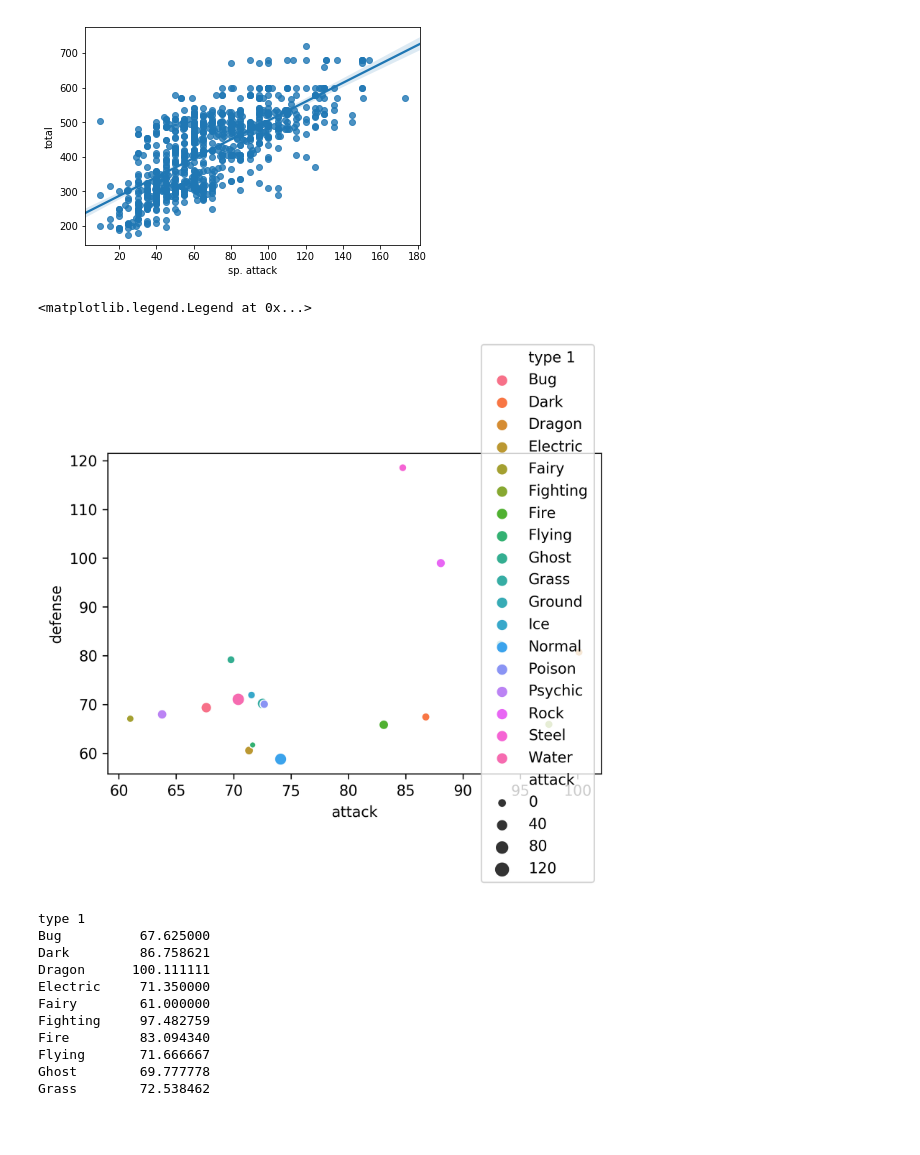
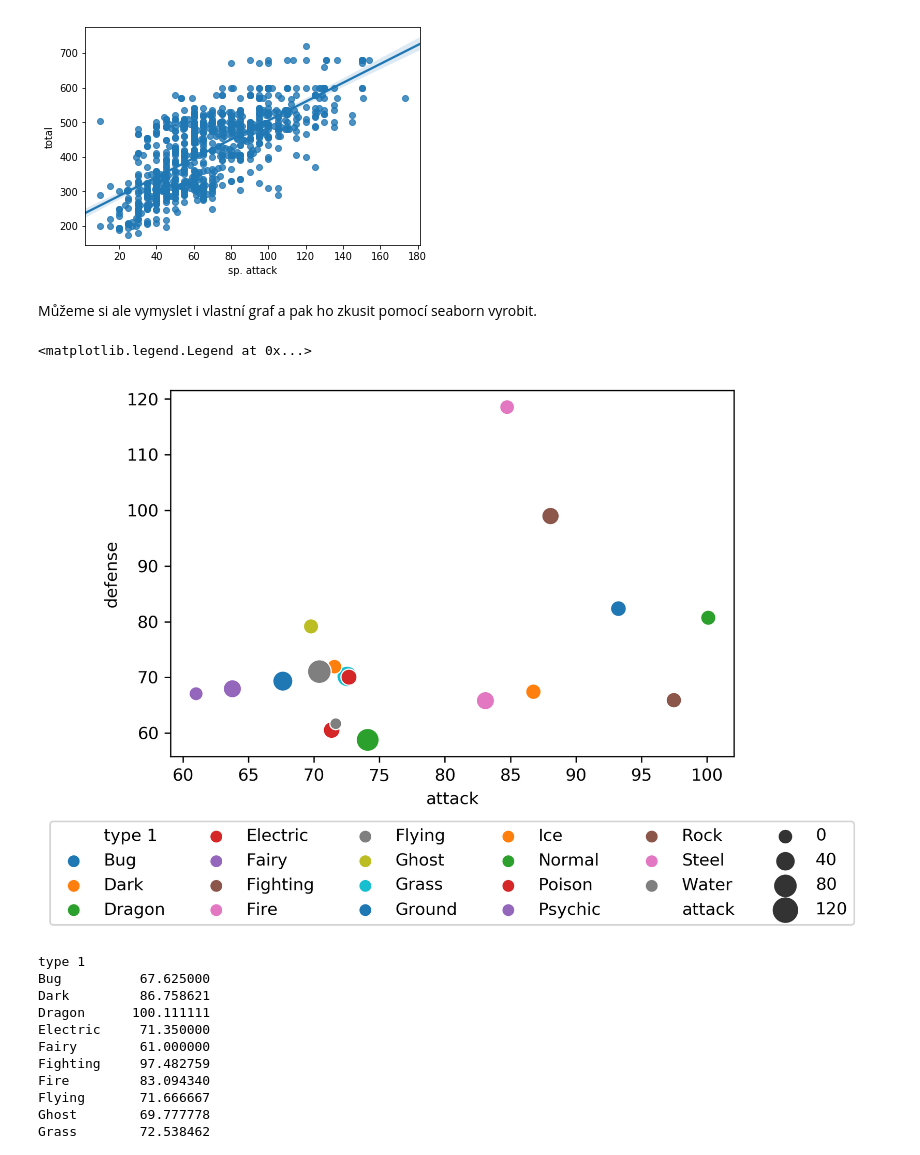
Before and after one commit to zitkat/Data_PYWorking_Pilsen, a Jupyter notebook: commented/4_vykreslovani-commented.ipynb, the cells around one changed output. Drawn from its saved outputs; the diff is of its cells as text; code cells hidden in the pictures; blank space fills up the shorter version.

```diff
--- a/commented/4_vykreslovani-commented.ipynb
+++ b/commented/4_vykreslovani-commented.ipynb
@@ -19,5 +23,5 @@ mpl.rcParams['figure.dpi'] = 200 # bigger figures, yayy!
 # %%
-pokemon_df = pd.read_csv("data/Pokemon.csv")
+pokemon_df = pd.read_csv("../data/Pokemon.csv", index_col="id")
 # %%
 pokemon_df.head()
 # %% [output]
@@ -122,19 +145,24 @@ sns.regplot(x="sp. attack", y="total", data=pokemon_df)
 # %% [output]
 <matplotlib.axes._subplots.AxesSubplot at 0x...>
 [figure]
+# %% [markdown]
+Můžeme si ale vymyslet i vlastní graf a pak ho zkusit pomocí seaborn vyrobit.
 # %%
 mpl.rcParams['figure.dpi'] = 300
 fig, ax = plt.subplots(ncols=1, nrows=1)
 sns.scatterplot(
-            x=pokemon_df.groupby("type 1")["attack"].mean(),
-            y=pokemon_df.groupby("type 1")["defense"].mean(),
-            size=pokemon_df.groupby("type 1")["attack"].count(),
-            hue=pokemon_df.groupby("type 1")["attack"].mean().index,
-ax=ax)
-ax.legend(loc="center right")
+            x =  pokemon_df.groupby("type 1")["attack"].mean(),  # na x-ové ose útok
+            y =  pokemon_df.groupby("type 1")["defense"].mean(), # na y-ové ose obrana
+            size=pokemon_df.groupby("type 1")["attack"].count(), # velikost je počet Pokémonů ve skupině
+            hue= pokemon_df.groupby("type 1")["attack"].mean().index,  # barvy odlišují skupiy
+            sizes=(50, 200),  # zvětší minimální a maximální velikost začek
+            palette="tab10",  # nastaví barevné schéma, tab10 ~ tableau 10 je vhodné pro kategorická data
+            ax=ax)
+# posune legendu pod graf a rozloží popisky do šesti sloupců
+ax.legend(loc="lower center", borderaxespad=-10, ncol=6)
 # %% [output]
 <matplotlib.legend.Legend at 0x...>
-[figure, old version]
+[figure, new version]
 # %%
 pokemon_df.groupby("type 1")["attack"].mean()
 # %% [output]
```
Also changed, not shown: parts of 15 cells of this notebook, 3 other files.
